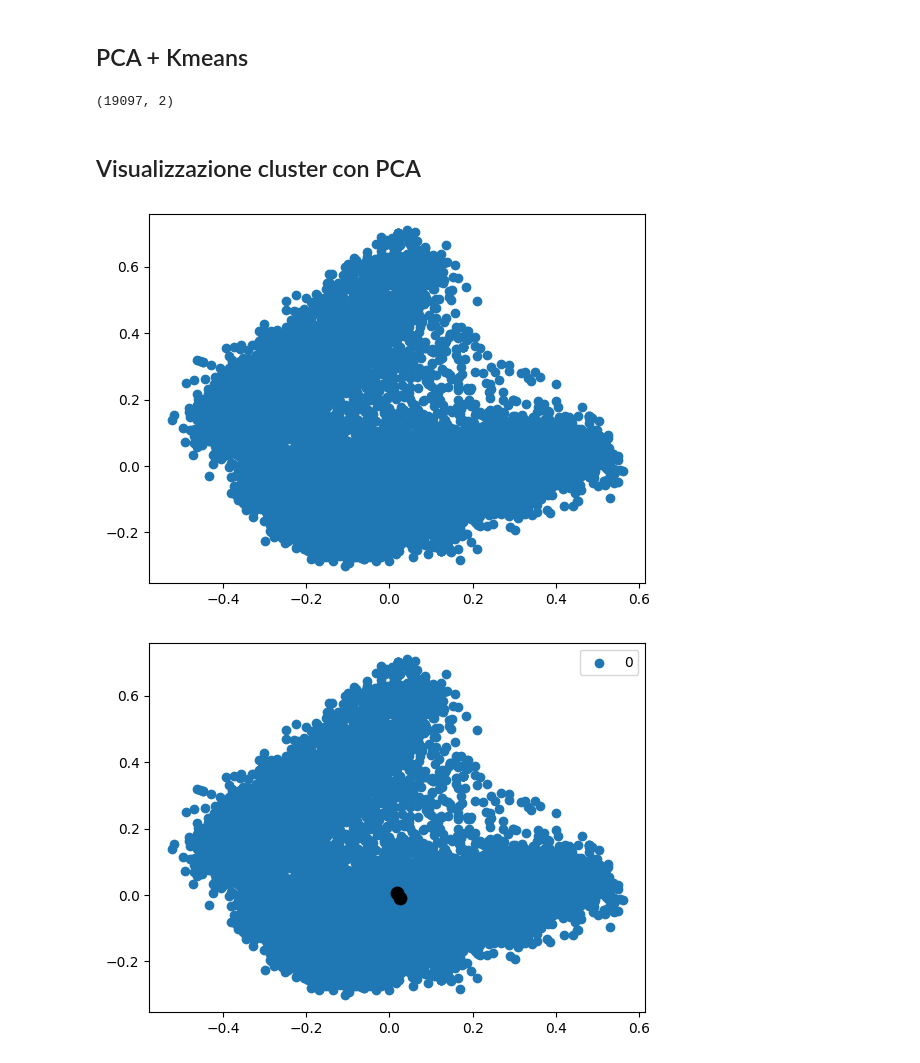
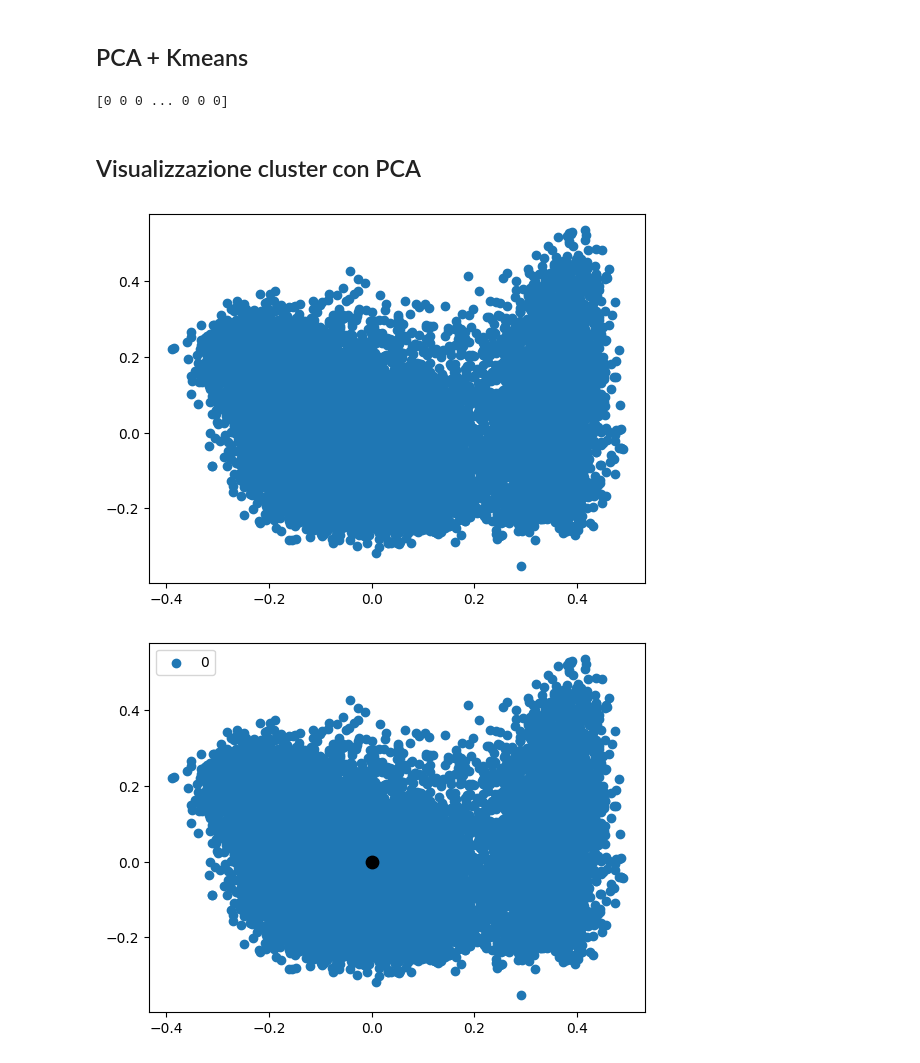
Before and after one commit to bovaristEliza/AE-GuANto, a Jupyter notebook: sbert.ipynb, the cells around one changed output. Cells and saved outputs as stored; diff of their text form; code cells hidden in the pictures.

Commit message:
SBERT pca

```diff
--- a/sbert.ipynb
+++ b/sbert.ipynb
@@ -12,7 +12,8 @@ from nltk.tokenize import word_tokenize
 import numpy as np
 
 #load pandas dataframe (rimuovo le righe vuote che putroppo sono presenti)
-vax_series = pd.read_csv('data/posts_ULTRAcleaned_it_only_snowball.csv')
+vax_series = pd.read_csv('data/posts_cleaned_it_only.csv')
+
 vax_series.dropna(inplace=True)
 
 #salviamo una lista di lista con le parole tokenizzate
@@ -242,7 +214,7 @@ print ("Euclidean distance sum:",sum(euclidean_distance))'''
 print("Anomalies score:")
 for i in anomalies:
 
-    test_vector = sbert_model.encode([cleaner(i)])
+    test_vector = sbert_model.encode([i])
     test_vector_norm = preprocessing.normalize(test_vector)
 
     cosine_distance = cosine(test_vector[0],center[0])
@@ -256,7 +228,7 @@ for i in anomalies:
 
 print("Novax score:")
 for i in novax_sentences:
-    test_vector = sbert_model.encode([cleaner(i)])
+    test_vector = sbert_model.encode([i])
     test_vector_norm = preprocessing.normalize(test_vector)
 
     cosine_distance = cosine(test_vector[0],center[0])
@@ -304,7 +276,7 @@ label = kmeans2.fit_predict(df)
 
 print(label)
 # %% [output]
-(19097, 2)
+[0 0 0 ... 0 0 0]
 # %% [markdown]
 ## Visualizzazione cluster con PCA
 # %%
@@ -317,19 +289,19 @@ filtered_label0 = df[label == 0]
 plt.scatter(filtered_label0[:,0] , filtered_label0[:,1])
 plt.show()
 # %% [output]
-[figure, old version]
+[figure, new version]
 # %%
 #Getting the Centroids
-centroids = kmeans.cluster_centers_
+centroids = kmeans2.cluster_centers_
 u_labels = np.unique(label)
 
 #plotting the results:
 
 for i in u_labels:
     plt.scatter(df[label == i , 0] , df[label == i , 1] , label = i)
 plt.scatter(centroids[:,0] , centroids[:,1] , s = 80, color = 'k')
 plt.legend()
 plt.show()
 # %% [output]
-[figure, old version]
+[figure, new version]
 # %%
```
Also changed, not shown: parts of 7 cells of this notebook.
